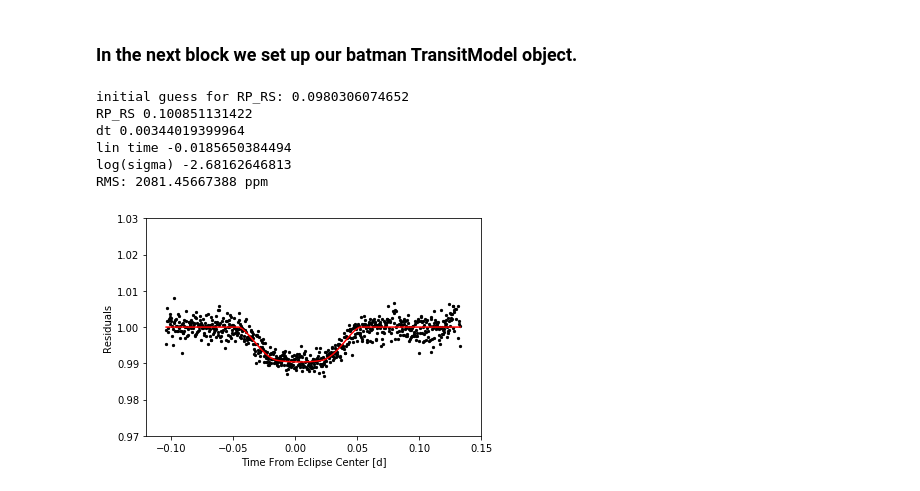
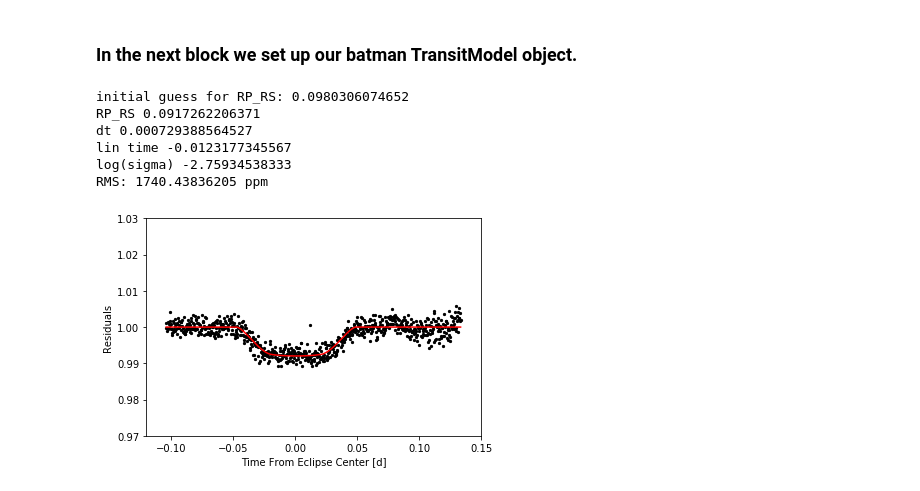
Before and after one commit to WIRC-Pol/wirc_drp, a Jupyter notebook: wircspec_testing_pipeline.ipynb, the cells around one changed output. Drawn from its saved outputs; the diff is of its cells as text; code cells hidden in the pictures.

```diff
--- a/wircspec_testing_pipeline.ipynb
+++ b/wircspec_testing_pipeline.ipynb
@@ -129,7 +131,12 @@ if calibrate_all:
         else:
             raw_data = wo.wirc_data(raw_filename = imgname(i, raw_dir), flat_fn = flat, dark_fn = dark,
                                     bp_fn = bp, hp_fn = hp)
-        raw_data.calibrate()
+
+        if bp_correct_during_extraction:
+            raw_data.calibrate(clean_bad_pix = False)
+        else:
+            raw_data.calibrate()
+
         raw_data.save_wirc_object(imgname(i, calib_dir))
 # %% [markdown]
 ### Here, we will extract and save all of our spectral data.
@@ -198,19 +216,8 @@ Found a J-band filter in the header of file calibrated_bkg_sub_old_bp_angle_fix/
 # %%
 if fit_transit:
     #load necessary data
-    spec_arr = pickle.load(open('dump_files_' + test_name + 'spec_arr_order_1.p', 'rb'))
+    spec_arr = pickle.load(open('dump_files_' + test_name + 'spec_arr_order_' + str(order) + '.p', 'rb'))
     bjd_arr = pickle.load(open('dump_files_' + test_name + 'bjd.p', 'rb'))
-
-    #J band
-    bandcenter = 1.248
-    bandwidth = 0.163
-
-    #rescale wavelength range to match approximate range of spectrum
-    spec = spec_arr[:,0,300]
-    ind = np.array(np.where(spec > 1000))
-    rescale = spec.size/ind.size
-    wl = np.linspace(bandcenter - 0.5*bandwidth*rescale, bandcenter + 0.5*bandwidth*rescale,
-                     spec_arr.shape[0])
 
     #rewrite times in terms of transit center time
     t0 = 2456506.8918       #data from Hellier et al. 2015
@@ -221,16 +228,19 @@ if fit_transit:
 
     #summing along spectral axis to get white light curves
     white_light = np.zeros([n_sources,n_images])
+
     for i in range(n_sources):
-        white_light[i,:] = np.sum(spec_arr[:,i,:],axis=0)
+        lims = [5,75]
+        plt.plot(spec_arr[:,i,:])
+        plt.show()
+        plt.plot(spec_arr[lims[0]:lims[1],i,:]/np.median(spec_arr[lims[0]:lims[1],i,:]))
+        plt.show()
+        white_light[i,:] = np.sum(spec_arr[lims[0]:lims[1],i,:],axis=0)
         white_light[i,:] = white_light[i,:]/np.median(white_light[i,:])
 
-    #plotting all the white light curves
     if plot_white_light_curves:
-        plt.scatter(time, white_light[0,:], s=20, c='black', marker='.')
-        plt.scatter(time, white_light[1,:], s=20, c='red', marker='.')
-        plt.scatter(time, white_light[2,:], s=20, c='green', marker='.')
-        plt.scatter(time, white_light[3,:], s=20, c='blue', marker='.')
+        for i in range(n_sources):
+            plt.scatter(time, white_light[i,:], s=20, marker='.')
         plt.axis([-0.12, 0.15, 0.85, 1.07])
         plt.xlabel('Time From Eclipse Center [d]')
         plt.ylabel('White Light Flux')
@@ -240,7 +250,7 @@ if fit_transit:
     #getting ready to do outlier rejection via sigma clipping
     flux = white_light[0,:]                             #target star
     img_arr = np.transpose(white_light[1:n_sources,:])  #comparison stars
-    avg_comparison = np.mean(white_light[1:3,:],axis=0) #average comparison star
+    avg_comparison = np.mean(white_light[1:n_sources,:],axis=0) #average comparison star
     norm_flux = white_light[0,:]/avg_comparison         #mean-normalized target star
     old_size = norm_flux.size
 
@@ -266,8 +276,7 @@ if fit_transit:
     flux /= np.median(flux)
     for i in range(img_arr.shape[1]):
         img_arr[:,i] /= np.median(img_arr[:,i])
-
-    #preliminary matrix math for fitting routine
+    #preliminary matrix math (Moore-Penrose pseudoinverse) for OLS fitting
     model1 = lg.inv(np.transpose(img_arr).dot(img_arr))
     model2 = model1.dot(np.transpose(img_arr))
     img_linreg = model2
@@ -347,7 +364,7 @@ if fit_transit:
     #fitting the model to data. minimizing negative log likelihood == MLE.
     param = optimize.minimize(eclipse_neg_logl, param0, args=(m, time, flux, img_arr, img_linreg, prior_on,
                                                     dt_prior, dt_err_prior), method = 'Powell', options = dict(
-                                                    maxiter = 1000000, maxfev = 1000000, xtol = 1e-8))
+                                                    maxiter = 100000, maxfev = 100000, xtol = 1e-8))
     #storing the best fit
     fit = eclipse_model_linreg(param.x, m, time, flux, img_arr, img_linreg)
 
@@ -356,36 +373,36 @@ if fit_transit:
     for i in range(param0.size):
         print(var_names[i], param.x[i])
 
     #storing the best fit transit data
     trparams.rp = param.x[0] #planet-star radius ratio
     trparams.t = param.x[1]
     transit_fit = m.light_curve(trparams)
 
     #plotting the fitted target white light curve
     plt.scatter(time, flux, s = 20, c = 'black', marker = '.')
     plt.plot(time, fit, color = 'red')
     plt.axis([-0.12, 0.15, 0.85, 1.07])
     plt.xlabel('Time From Eclipse Center [d]')
     plt.ylabel('Relative Flux')
     plt.savefig(img_dir + 'white_light_fit')
     plt.close()
 
     #plotting the transit fit
     plt.scatter(time, flux * transit_fit / fit, s = 20, c = 'black', marker = '.')
     plt.plot(time, transit_fit, color = 'red')
     plt.axis([-0.12, 0.15, 0.97, 1.03])
     plt.xlabel('Time From Eclipse Center [d]')
     plt.ylabel('Residuals')
     plt.savefig(img_dir + 'transit_fit')
 
     #what's our final RMS?
     rms = np.std(flux - fit)*1e6
     print('RMS: ' + str(rms) + ' ppm')
 # %% [output]
 initial guess for RP_RS: 0.0980306074652
-RP_RS 0.100851131422
-dt 0.00344019399964
-lin time -0.0185650384494
-log(sigma) -2.68162646813
-RMS: 2081.45667388 ppm
+RP_RS 0.0917262206371
+dt 0.000729388564527
+lin time -0.0123177345567
+log(sigma) -2.75934538333
+RMS: 1740.43836205 ppm
-[figure, old version]
+[figure, new version]
```
Also changed, not shown: parts of 7 cells of this notebook.
